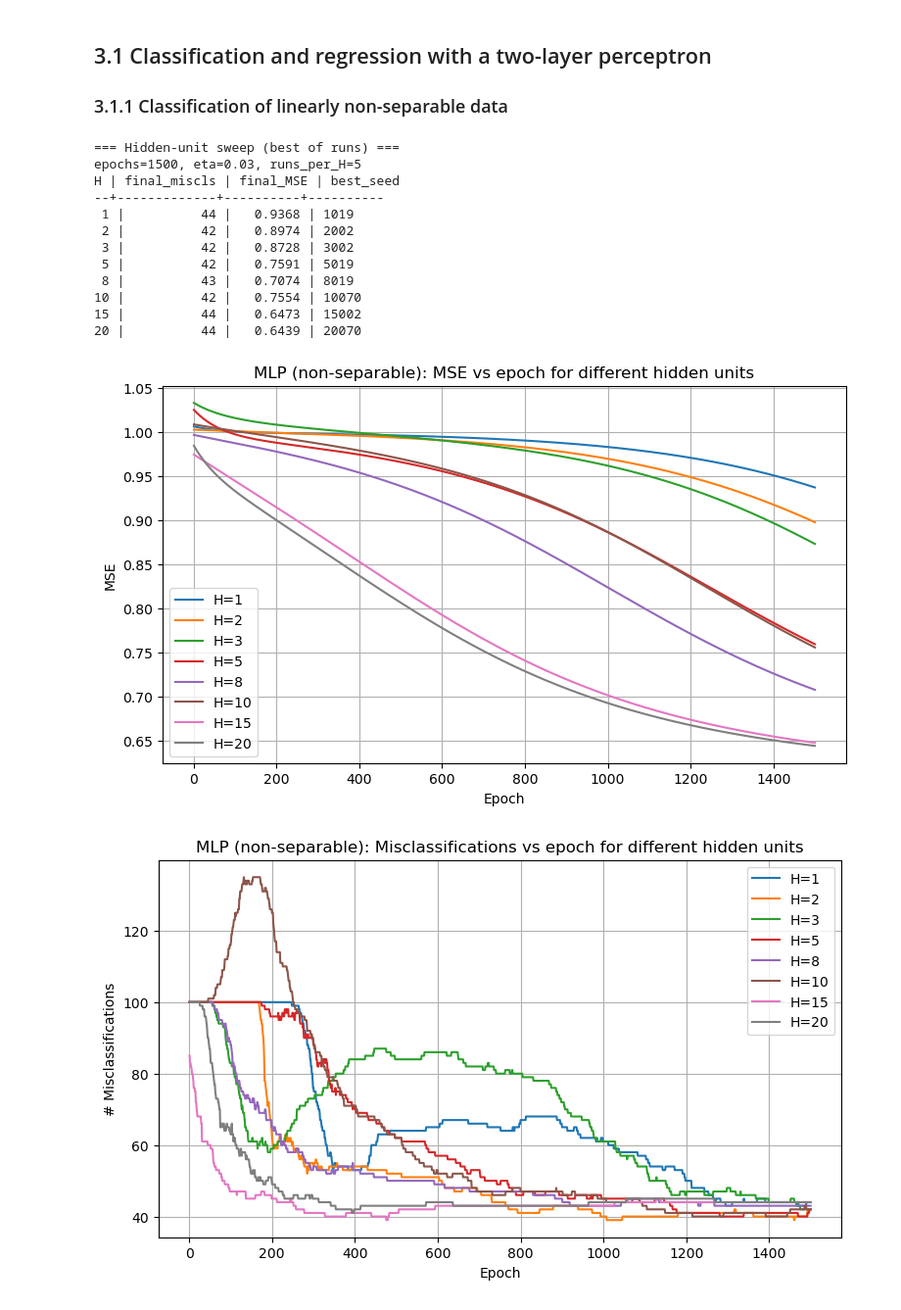
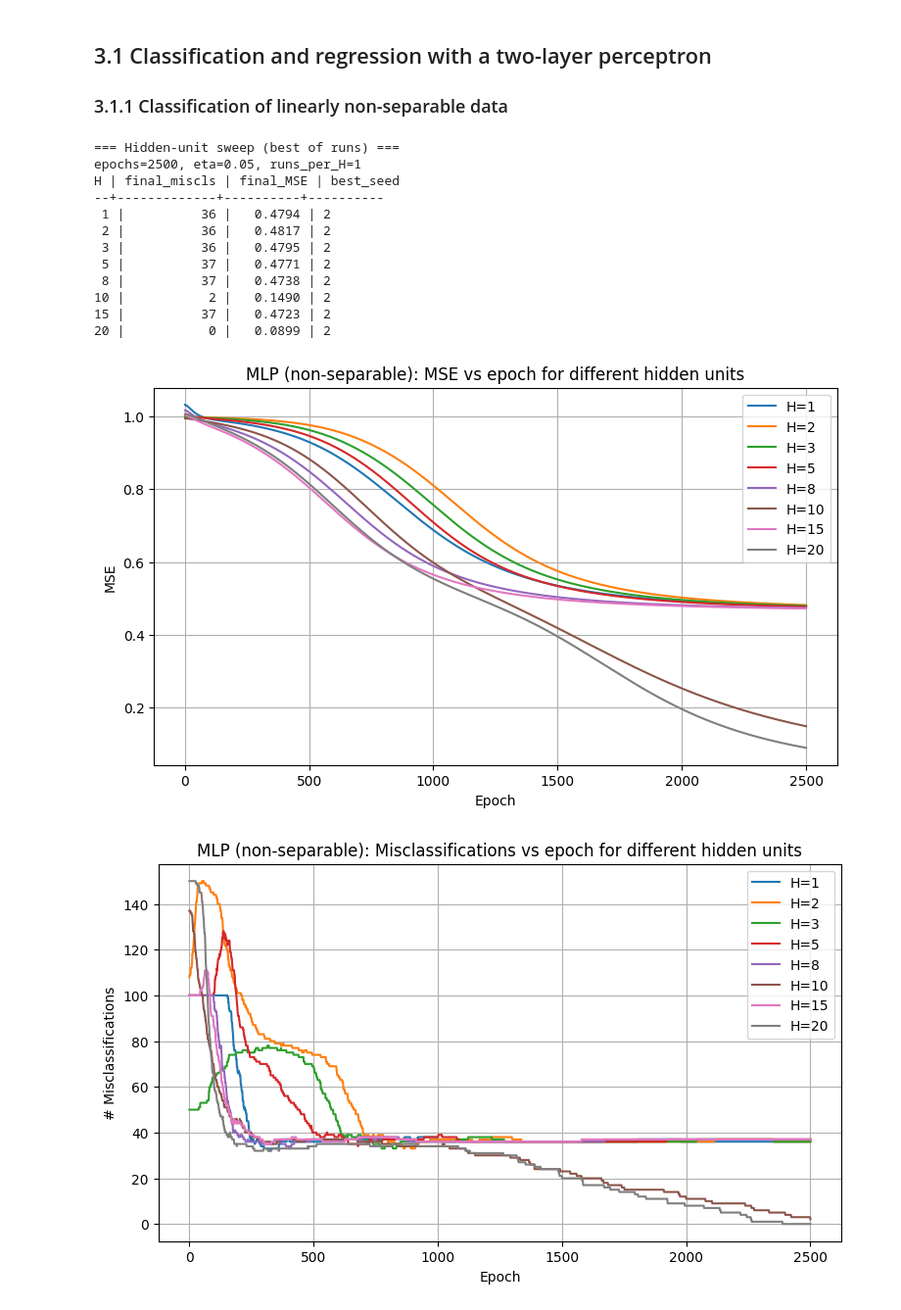
Before and after one commit to moyucrazy12/ANN_-_DL, a Jupyter notebook: Lab1b_Notebook.ipynb, the cells around one changed output. Shown at 98% size. Saved outputs shown, nothing was run; the diff lists cells and outputs as text; code cells hidden in the pictures.

```diff
--- a/Lab1b_Notebook.ipynb
+++ b/Lab1b_Notebook.ipynb
@@ -33,7 +33,7 @@ def fixed_axis_limits(X, pad=0.5):
 # DATA: MATLAB-like non-separable dataset (your function)
 # ============================================================
 def make_special_nonseparable_dataset(ndata=100, mA=(1.0, 0.3), sigmaA=0.2,
-                                     mB=(0.0, -0.1), sigmaB=0.3, seed=0):
+                                     mB=(0.0, -0.1), sigmaB=0.2, seed=0):
     rng = np.random.default_rng(seed)
     mA = np.array(mA, dtype=float)
     mB = np.array(mB, dtype=float)
@@ -95,43 +95,37 @@ def mlp_predict(W, V, X):
     yhat = predict_bipolar_from_scores(o.ravel())  # threshold at 0
     return yhat, o.ravel()
 
-def train_mlp_batch(X, t, H=5, eta=0.01, epochs=500, seed=0, init_std=0.1):
+def train_mlp_batch(X, t, H=5, eta=0.01, alpha=0.9, epochs=500, seed=0, init_std=0.1):
     rng = np.random.default_rng(seed)
     N = X.shape[1]
 
-    # W: (H,3), V: (1,H+1)
     W = rng.normal(0.0, init_std, size=(H, 3))
     V = rng.normal(0.0, init_std, size=(1, H + 1))
 
-    mse_curve = []
-    mis_curve = []
+    dW_prev = np.zeros_like(W)
+    dV_prev = np.zeros_like(V)
+
+    mse_curve, mis_curve = [], []
 
     for ep in range(epochs):
-        Xb, h, hb, o = mlp_forward(X, W, V)  # batch forward
+        Xb, h, hb, o = mlp_forward(X, W, V)
 
-        # --- output delta ---
-        # delta_o = (o - t) * phi'(net_o)
-        # phi' computed from o directly
-        do = (o.ravel() - t) * bipolar_sigmoid_prime_from_output(o.ravel())  # (N,)
-        do = do.reshape(1, N)  # (1,N)
+        do = (o.ravel() - t) * bipolar_sigmoid_prime_from_output(o.ravel())
+        do = do.reshape(1, N)
 
-        # --- hidden delta ---
-        # backprop through V (exclude bias weight)
-        V_no_bias = V[:, :-1]          # (1,H)
-        dh = (V_no_bias.T @ do)        # (H,N)
-        dh *= bipolar_sigmoid_prime_from_output(h)  # (H,N) using h outputs
+        V_no_bias = V[:, :-1]
+        dh = (V_no_bias.T @ do) * bipolar_sigmoid_prime_from_output(h)
 
-        # --- gradients (batch) ---
-        # dV = (do @ hb.T) / N
-        # dW = (dh @ Xb.T) / N
-        dV = (do @ hb.T) / N           # (1,H+1)
-        dW = (dh @ Xb.T) / N           # (H,3)
+        gradV = (do @ hb.T) / N
+        gradW = (dh @ Xb.T) / N
 
-        # --- update ---
-        V = V - eta * dV
-        W = W - eta * dW
+        # Momentum update (lab style)
+        dV = alpha * dV_prev - (1.0 - alpha) * gradV
+        dW = alpha * dW_prev - (1.0 - alpha) * gradW
+        V += eta * dV
+        W += eta * dW
+        dV_prev, dW_prev = dV, dW
 
-        # --- metrics ---
         mse_curve.append(mlp_mse(o, t))
         yhat = predict_bipolar_from_scores(o.ravel())
         mis_curve.append(int(np.sum(yhat != t)))
@@ -170,16 +164,16 @@ def plot_mlp_boundary(ax, X, y, W, V, title="", grid_n=250):
 def partI_nonseparable_hidden_sweep(seed=2):
     # dataset from your Part 2 generator (the non-separable one)
     X, y, _, _ = make_special_nonseparable_dataset(
-        ndata=100, mA=(1.0, 0.3), sigmaA=0.2,
-        mB=(0.0, -0.1), sigmaB=0.3,
+        ndata=100, mA=(2.0, 0.3), sigmaA=0.2,
+        mB=(0.0, -0.1), sigmaB=0.2,
         seed=seed
     )
 
     # sweep settings
     H_list = [1, 2, 3, 5, 8, 10, 15, 20]
-    epochs = 1500
-    eta = 0.03
-    runs_per_H = 5
+    epochs = 2500
+    eta = 0.05
+    runs_per_H = 1
 
     summary = []  # (H, best_mis, best_mse, best_run_seed)
 
@@ -190,7 +184,7 @@ def partI_nonseparable_hidden_sweep(seed=2):
         best = {"mis": 10**9, "mse": np.inf, "W": None, "V": None, "mse_curve": None, "mis_curve": None, "run_seed": None}
 
         for r in range(runs_per_H):
-            run_seed = seed + 1000*H + 17*r
+            run_seed = seed
             W, V, mse_curve, mis_curve = train_mlp_batch(
                 X, y, H=H, eta=eta, epochs=epochs, seed=run_seed, init_std=0.2
             )
@@ -263,41 +257,41 @@ def partI_nonseparable_hidden_sweep(seed=2):
     fig, axes = plt.subplots(1, len(show_H), figsize=(5.2*len(show_H), 5))
     if len(show_H) == 1:
         axes = [axes]
     for ax, H in zip(axes, show_H):
         W = best_curves[H]["W"]
         V = best_curves[H]["V"]
         title = f"H={H} | mis={best_curves[H]['mis']} | MSE={best_curves[H]['mse']:.3f}"
         plot_mlp_boundary(ax, X, y, W, V, title=title, grid_n=250)
     plt.tight_layout()
     plt.show()
 
     # ---- extra: print acc/sens/spec for best models ----
     print("\n=== Best model metrics on FULL set ===")
     for H in H_list:
         W = best_curves[H]["W"]
         V = best_curves[H]["V"]
         yhat, _ = mlp_predict(W, V, X)
         st = confusion_stats(y, yhat)
         print(f"H={H:2d}  acc={st['acc']:.3f}  sens={st['sens']:.3f}  spec={st['spec']:.3f}  "
               f"(TP={st['TP']}, TN={st['TN']}, FP={st['FP']}, FN={st['FN']})")
 
 # ============================================================
 # Run
 # ============================================================
 if __name__ == "__main__":
     partI_nonseparable_hidden_sweep(seed=2)
 # %% [output]
 === Hidden-unit sweep (best of runs) ===
-epochs=1500, eta=0.03, runs_per_H=5
+epochs=2500, eta=0.05, runs_per_H=1
 H | final_miscls | final_MSE | best_seed
 --+-------------+----------+----------
- 1 |          44 |   0.9368 | 1019
- 2 |          42 |   0.8974 | 2002
- 3 |          42 |   0.8728 | 3002
- 5 |          42 |   0.7591 | 5019
- 8 |          43 |   0.7074 | 8019
-10 |          42 |   0.7554 | 10070
-15 |          44 |   0.6473 | 15002
-20 |          44 |   0.6439 | 20070
+ 1 |          36 |   0.4794 | 2
+ 2 |          36 |   0.4817 | 2
+ 3 |          36 |   0.4795 | 2
+ 5 |          37 |   0.4771 | 2
+ 8 |          37 |   0.4738 | 2
+10 |           2 |   0.1490 | 2
+15 |          37 |   0.4723 | 2
+20 |           0 |   0.0899 | 2
-[figure, old version]
+[figure, new version]
-[figure, old version]
+[figure, new version]
```
Also changed, not shown: parts of 2 cells of this notebook, 1 other file.
